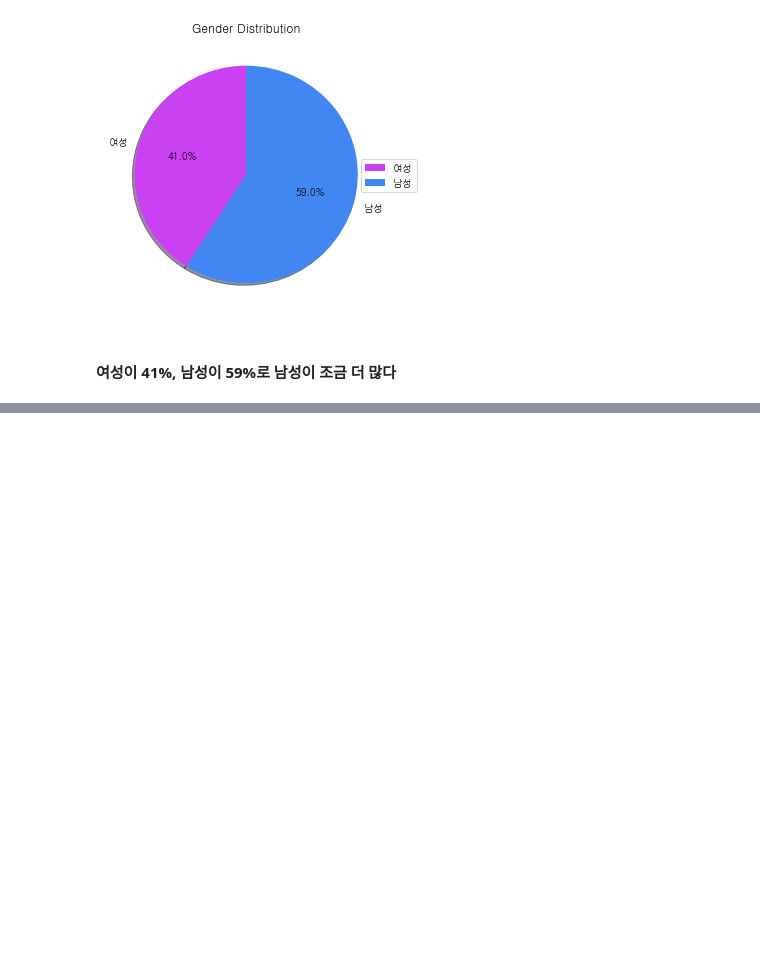
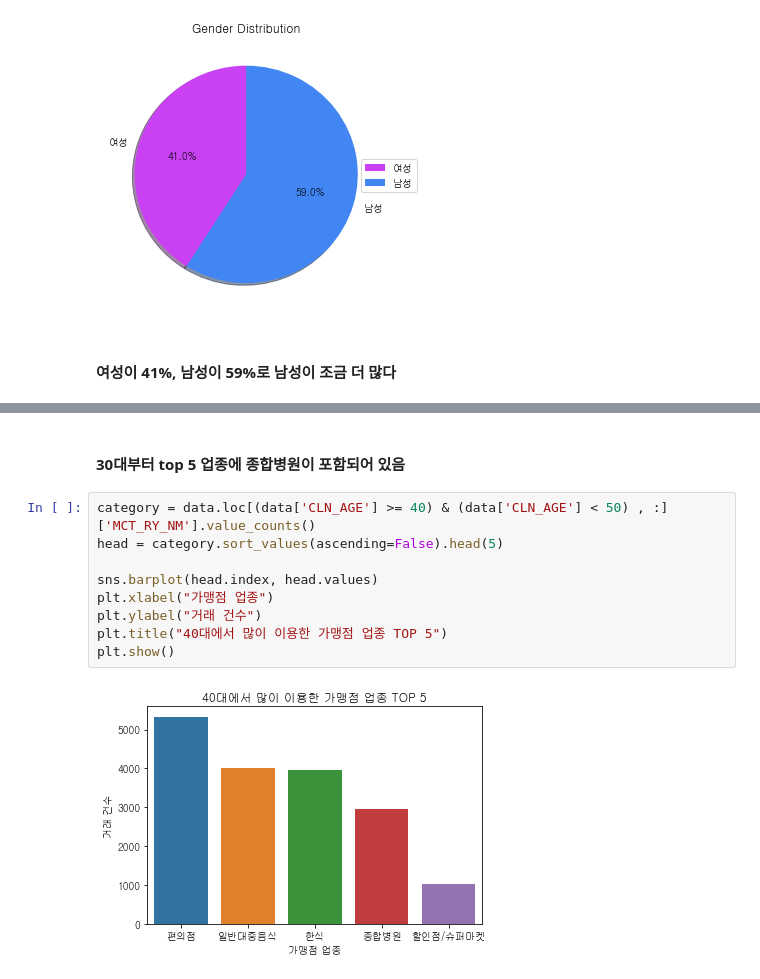
Before and after one commit to lain-02/aiproject, a Jupyter notebook: ai_project.ipynb, the cells around one changed output, grey strips where cells are left out. Saved outputs shown, nothing was run; the diff lists cells and outputs as text; blank space fills up the shorter version.

```diff
--- a/ai_project.ipynb
+++ b/ai_project.ipynb
@@ -174,0 +204,13 @@ plt.show()
+# %% [markdown]
+#### 30대부터 top 5 업종에 종합병원이 포함되어 있음
+# %%
+category = data.loc[(data['CLN_AGE'] >= 40) & (data['CLN_AGE'] < 50) , :]['MCT_RY_NM'].value_counts()
+head = category.sort_values(ascending=False).head(5)
+
+sns.barplot(head.index, head.values)
+plt.xlabel("가맹점 업종")
+plt.ylabel("거래 건수")
+plt.title("40대에서 많이 이용한 가맹점 업종 TOP 5")
+plt.show()
+# %% [output]
+[figure, added]
```
Also changed, not shown: parts of 25 cells of this notebook.
